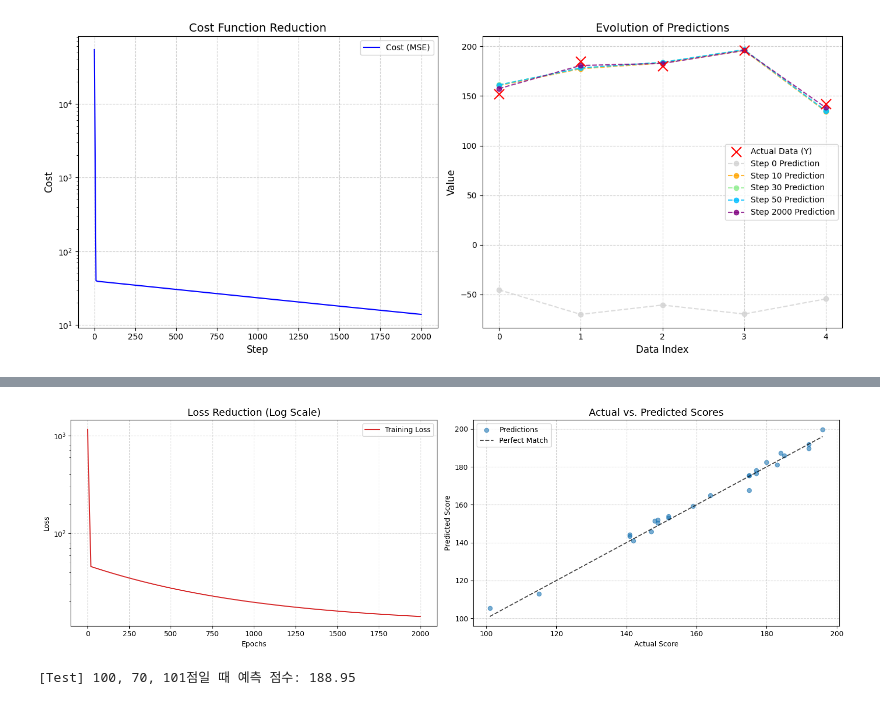
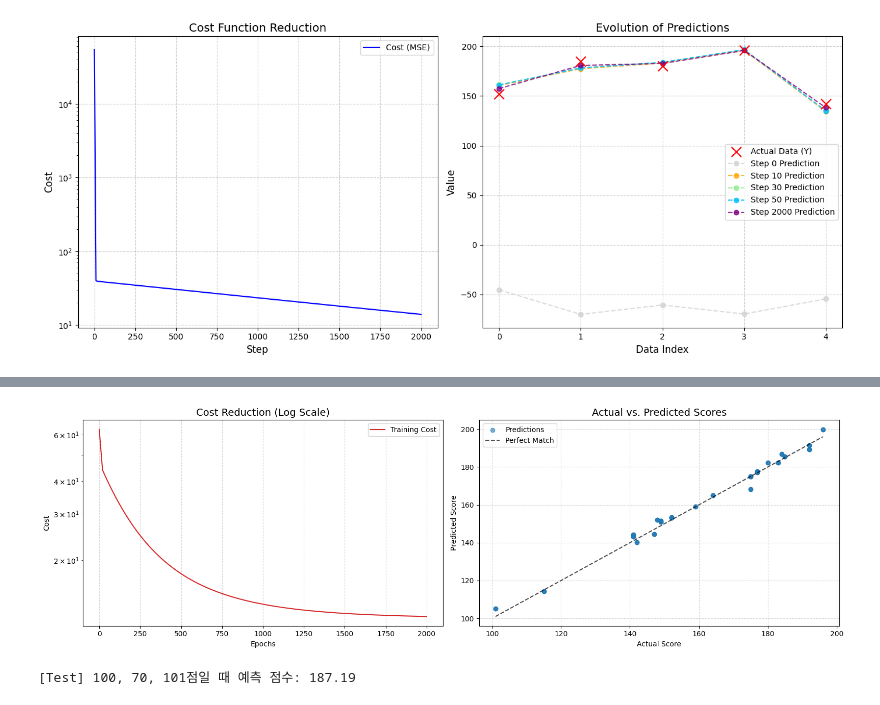
Before and after one commit to Jinwooseol/OPTOLANE_AI_Study, a Jupyter notebook: src/Lab4_Multi_variable_LR.ipynb, the cells around one changed output, grey strips where cells are left out. Drawn from its saved outputs; the diff is of its cells as text; code cells hidden in the pictures.

```diff
--- a/src/Lab4_Multi_variable_LR.ipynb
+++ b/src/Lab4_Multi_variable_LR.ipynb
@@ -134,9 +134,9 @@ def hypothesis(X):
     return tf.matmul(X, W) + b  # Matrix 곱
 
 # -----------------------------
-# 4. Loss function (MSE)
+# 4. Cost function (MSE)
 # -----------------------------
-def cost_fn(hy_val, y_true):
+def cost_function(hy_val, y_true):
     return tf.reduce_mean(tf.square(hy_val - y_true))
 
 # -----------------------------
@@ -150,7 +150,7 @@ optimizer = tf.keras.optimizers.SGD(learning_rate=1e-5)
 for step in range(2001):
   with tf.GradientTape() as tape:
     hy_val = hypothesis(x_data)
-    cost_val = cost_fn(hy_val, y_data)
+    cost_val = cost_function(hy_val, y_data)
 
   gradients = tape.gradient(cost_val, [W, b])
   optimizer.apply_gradients(zip(gradients, [W, b]))
@@ -340,6 +344,10 @@ print("Prediction for [100, 70, 101]:", test_preds[0])
 --- Inference Result ---
 Prediction for [100, 70, 101]: 187.75224
 # %%
+# 기록용 리스트
+steps_hist = []
+cost_hist = []
+
 # ----------------------------------
 # 0. Reproducibility
 # ----------------------------------
@@ -348,73 +356,80 @@ tf.random.set_seed(777)
 # ----------------------------------
 # 1. CSV Dataset 정의
 # ----------------------------------
+# line data에서 X와 Y 데이터로 분
 def parse_csv(line):
+    # CSV 한 줄에 총 4개의 column이 있다고 가정
+    # 모든 값은 float, 결측값은 0.0으로 설정
     record_defaults = [0.0, 0.0, 0.0, 0.0]
     fields = tf.io.decode_csv(line, record_defaults)
     x = tf.stack(fields[0:3])
     y = tf.reshape(fields[3], [1])
     return x, y
 
-# 파일이 현재 경로에 있어야 합니다.
 dataset = (
-    tf.data.TextLineDataset("data-01-test-score.csv")
+    tf.data.TextLineDataset(['/content/data-01-test-score.csv',
+                             '/content/data-02-test-score.csv',
+                             '/content/data-03-test-score.csv'])
       .map(parse_csv)
-      .batch(10)
-      .prefetch(tf.data.AUTOTUNE)
+      .batch(10)                  # Batch 크기: 10 (한번에 학습할 데이터 수)
+      .prefetch(tf.data.AUTOTUNE) # GPU가 학습하는 동안 데이터 동시 준비 (최적화)
 )
 
 # ----------------------------------
-# 2. Variables & Optimizer
+# 2. Variables
 # ----------------------------------
 W = tf.Variable(tf.random.normal([3, 1]), name="weight")
 b = tf.Variable(tf.random.normal([1]), name="bias")
-optimizer = tf.keras.optimizers.SGD(learning_rate=1e-5)
-
-# 기록용 리스트
-steps_hist = []
-loss_hist = []
 
 # ----------------------------------
-# 3. Hypothesis & Loss
+# 3. Hypothesis
 # ----------------------------------
 def hypothesis(X):
     return tf.matmul(X, W) + b
 
-def loss_fn(y_pred, y_true):
-    return tf.reduce_mean(tf.square(y_pred - y_true))
+# ----------------------------------
+# 4. Cost function (MSE)
+# ----------------------------------
+def cost_function(hy_val, y_true):
+    return tf.reduce_mean(tf.square(hy_val - y_true))
 
 # ----------------------------------
-# 4. Training loop
+# 5. Optimizer
+# ----------------------------------
+optimizer = tf.keras.optimizers.SGD(learning_rate=1e-5)
+
+# ----------------------------------
+# 6. Training loop
 # ----------------------------------
 print("학습을 시작합니다...")
 for step in range(2001):
     for x_batch, y_batch in dataset:
         with tf.GradientTape() as tape:
-            y_pred = hypothesis(x_batch)
-            loss = loss_fn(y_pred, y_batch)
+            hy_val = hypothesis(x_batch)
+            cost_val = cost_function(hy_val, y_batch)
 
-        gradients = tape.gradient(loss, [W, b])
+        gradients = tape.gradient(cost_val, [W, b])
         optimizer.apply_gradients(zip(gradients, [W, b]))
 
     if step % 20 == 0:
         steps_hist.append(step)
-        loss_hist.append(loss.numpy())
+        cost_hist.append(cost_val.numpy())
 
     if step % 500 == 0:
-        print(f"Step {step}, Loss: {loss.numpy():.4f}")
+        print(f"Step {step}, Cost: {cost_val.numpy():.4f}")
 
 # ----------------------------------
 # 5. 시각화 (Visualization)
 # ----------------------------------
 plt.figure(figsize=(16, 5))
 
-# [그래프 1] Loss Curve
+# [그래프 1] Cost Curve
 plt.subplot(1, 2, 1)
-plt.plot(steps_hist, loss_hist, color='tab:red', label='Training Loss')
+plt.plot(steps_hist, cost_hist, color='tab:red', label='Training Cost')
 plt.yscale('log')
-plt.title('Loss Reduction (Log Scale)', fontsize=14)
+plt.title('Cost Reduction (Log Scale)', fontsize=14)
 plt.xlabel('Epochs')
-plt.ylabel('Loss')
+plt.ylabel('Cost')
 plt.grid(True, linestyle='--', alpha=0.5)
 plt.legend()
 
@@ -458,2 +473,2 @@ Step 2000, Loss: 14.0919
-[figure, old version]
+[figure, new version]
-[Test] 100, 70, 101점일 때 예측 점수: 188.95
+[Test] 100, 70, 101점일 때 예측 점수: 187.19
```
Also changed, not shown: parts of 3 cells of this notebook, 4 other files.
